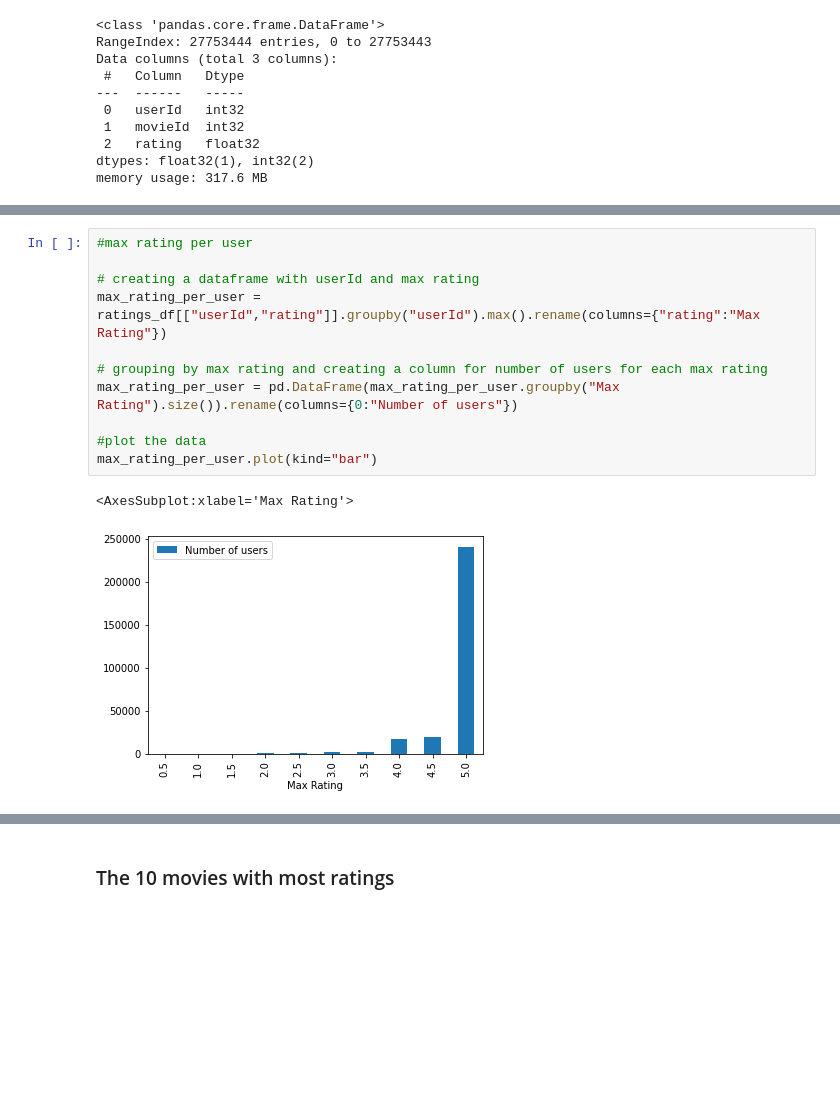
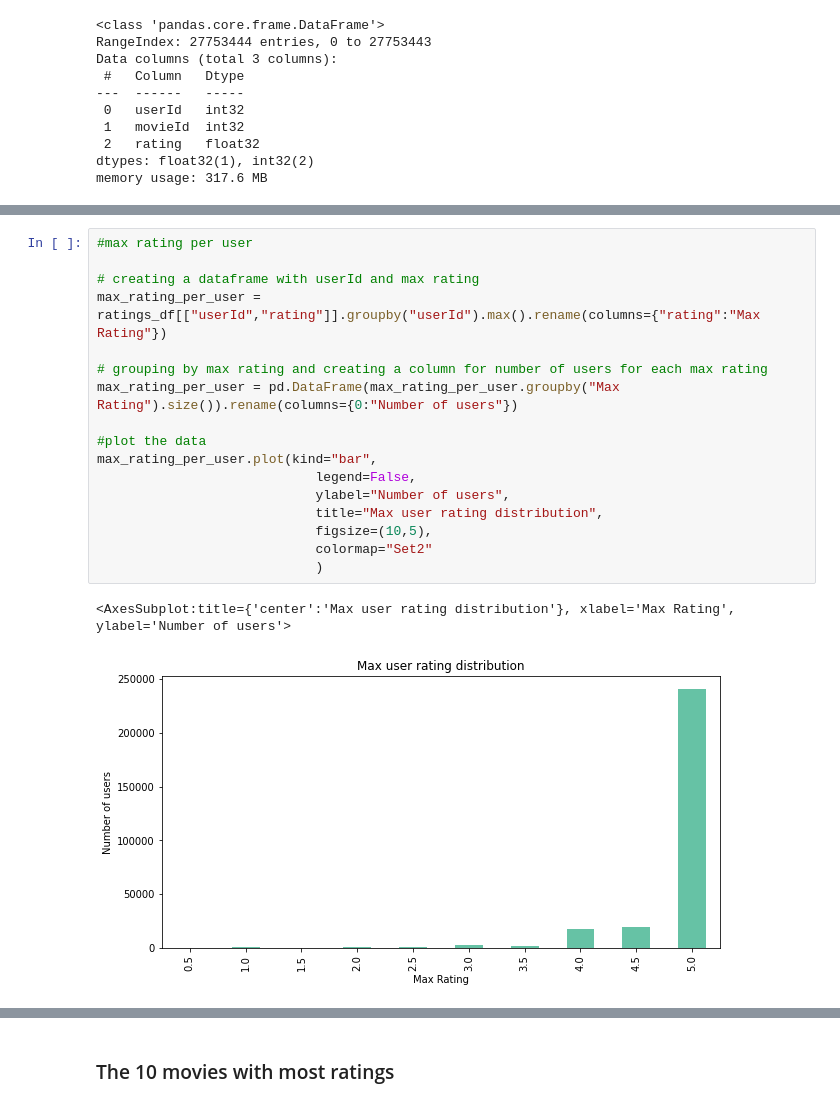
Before and after one commit to SamiFatmi/Machine-Learning-SAMI-FATMI, a Jupyter notebook: Labs/1-Recommender_system.ipynb, the cells around one changed output, grey strips where cells are left out. Cells and saved outputs as stored; diff of their text form; blank space fills up the shorter version.

```diff
--- a/Labs/1-Recommender_system.ipynb
+++ b/Labs/1-Recommender_system.ipynb
@@ -96,17 +112,23 @@ mean_rating_per_user.plot(kind="bar")
 # %%
 #max rating per user
 
 # creating a dataframe with userId and max rating
 max_rating_per_user = ratings_df[["userId","rating"]].groupby("userId").max().rename(columns={"rating":"Max Rating"})
 
 # grouping by max rating and creating a column for number of users for each max rating
 max_rating_per_user = pd.DataFrame(max_rating_per_user.groupby("Max Rating").size()).rename(columns={0:"Number of users"})
 
 #plot the data
-max_rating_per_user.plot(kind="bar")
+max_rating_per_user.plot(kind="bar",
+                            legend=False,
+                            ylabel="Number of users",
+                            title="Max user rating distribution",
+                            figsize=(10,5),
+                            colormap="Set2"
+                            )
 # %% [output]
-<AxesSubplot:xlabel='Max Rating'>
+<AxesSubplot:title={'center':'Max user rating distribution'}, xlabel='Max Rating', ylabel='Number of users'>
-[figure, old version]
+[figure, new version]
 # %%
 #mean rating per movie distribution
 
```
Also changed, not shown: parts of 15 cells of this notebook.
